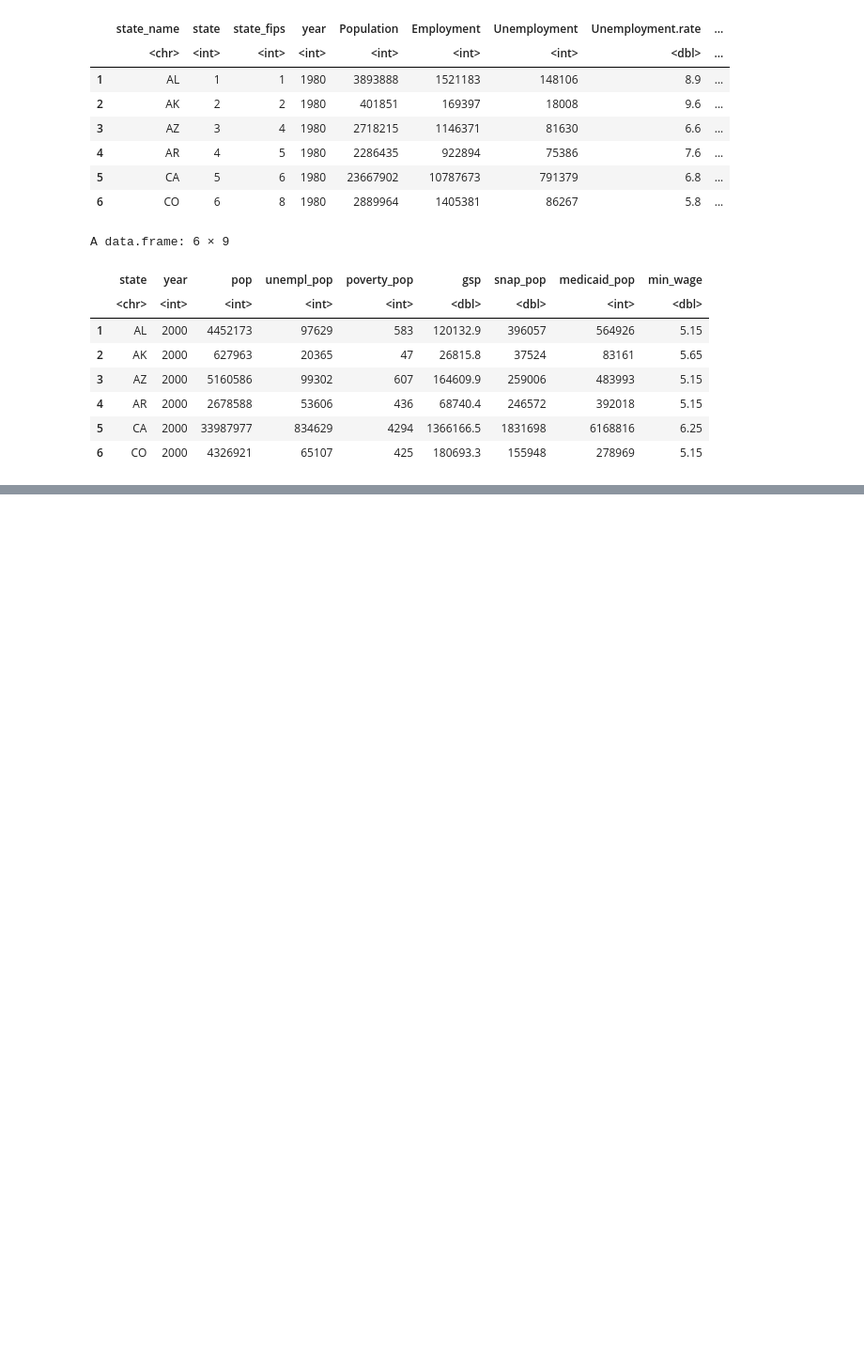
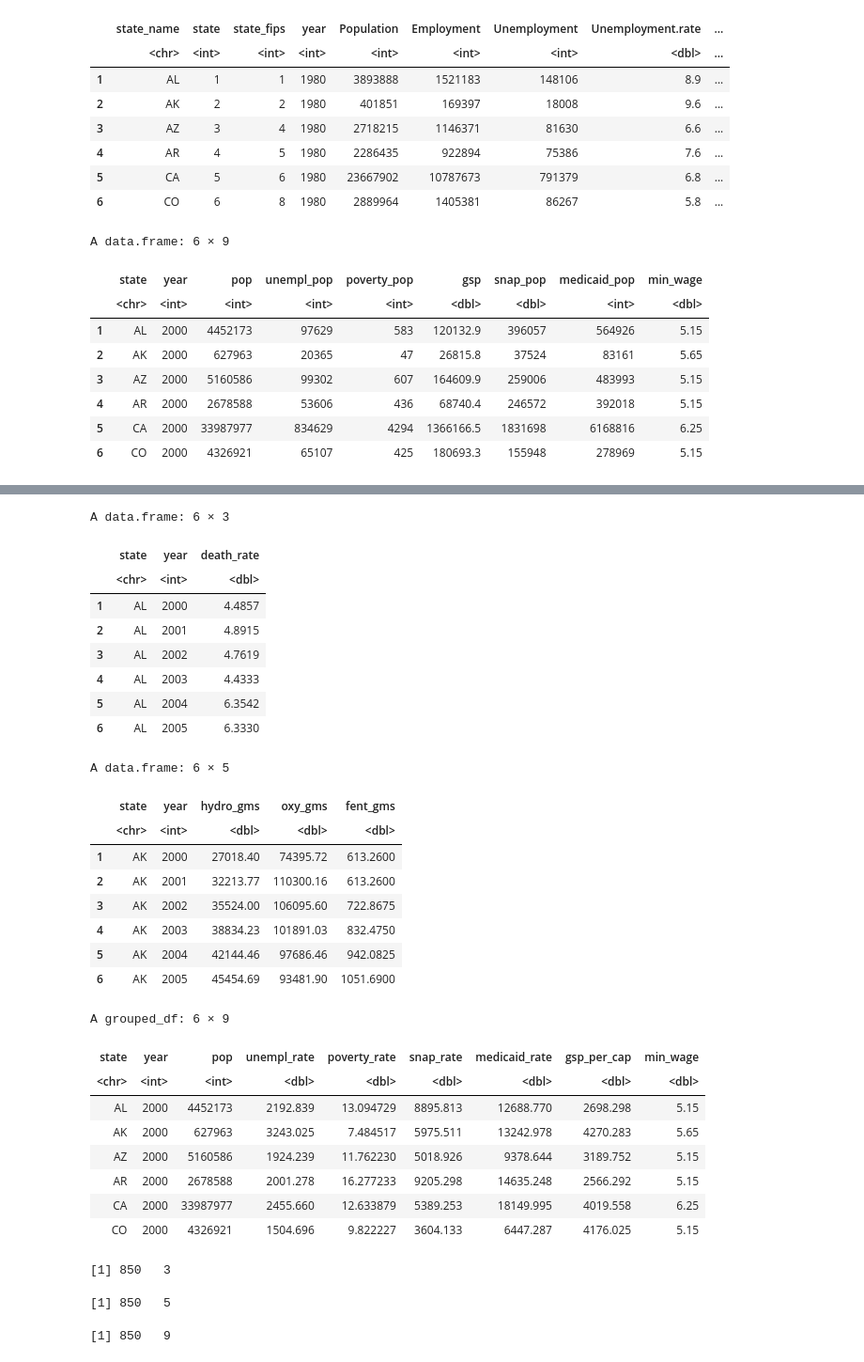
Before and after one commit to amberteetsel/opioid-crisis, a Jupyter notebook: src/data_collection.ipynb, the cells around one changed output, grey strips where cells are left out. Shown at 94% size. Saved outputs shown, nothing was run; the diff lists cells and outputs as text; code cells hidden in the pictures; blank space fills up the shorter version.

```diff
--- a/src/data_collection.ipynb
+++ b/src/data_collection.ipynb
@@ -202,0 +254,39 @@ A data.frame: 6 × 15
+# %%
+head(nchs_state)
+head(dea_state)
+head(uk_state)
+
+dim(nchs_state)
+dim(dea_state)
+dim(uk_state)
+# %% [output]
+A data.frame: 6 × 3
+|  | state | year | death_rate |
+|  | <chr> | <int> | <dbl> |
+| 1 | AL | 2000 | 4.4857 |
+| 2 | AL | 2001 | 4.8915 |
+| 3 | AL | 2002 | 4.7619 |
+| 4 | AL | 2003 | 4.4333 |
+| 5 | AL | 2004 | 6.3542 |
+| 6 | AL | 2005 | 6.3330 |
+A data.frame: 6 × 5
+|  | state | year | hydro_gms | oxy_gms | fent_gms |
+|  | <chr> | <int> | <dbl> | <dbl> | <dbl> |
+| 1 | AK | 2000 | 27018.40 | 74395.72 | 613.2600 |
+| 2 | AK | 2001 | 32213.77 | 110300.16 | 613.2600 |
+| 3 | AK | 2002 | 35524.00 | 106095.60 | 722.8675 |
+| 4 | AK | 2003 | 38834.23 | 101891.03 | 832.4750 |
+| 5 | AK | 2004 | 42144.46 | 97686.46 | 942.0825 |
+| 6 | AK | 2005 | 45454.69 | 93481.90 | 1051.6900 |
+A grouped_df: 6 × 9
+| state | year | pop | unempl_rate | poverty_rate | snap_rate | medicaid_rate | gsp_per_cap | min_wage |
+| <chr> | <int> | <int> | <dbl> | <dbl> | <dbl> | <dbl> | <dbl> | <dbl> |
+| AL | 2000 | 4452173 | 2192.839 | 13.094729 | 8895.813 | 12688.770 | 2698.298 | 5.15 |
+| AK | 2000 | 627963 | 3243.025 | 7.484517 | 5975.511 | 13242.978 | 4270.283 | 5.65 |
+| AZ | 2000 | 5160586 | 1924.239 | 11.762230 | 5018.926 | 9378.644 | 3189.752 | 5.15 |
+| AR | 2000 | 2678588 | 2001.278 | 16.277233 | 9205.298 | 14635.248 | 2566.292 | 5.15 |
+| CA | 2000 | 33987977 | 2455.660 | 12.633879 | 5389.253 | 18149.995 | 4019.558 | 6.25 |
+| CO | 2000 | 4326921 | 1504.696 | 9.822227 | 3604.133 | 6447.287 | 4176.025 | 5.15 |
+[1] 850   3
+[1] 850   5
+[1] 850   9
```
Also changed, not shown: parts of 11 cells of this notebook, 1 other file.
